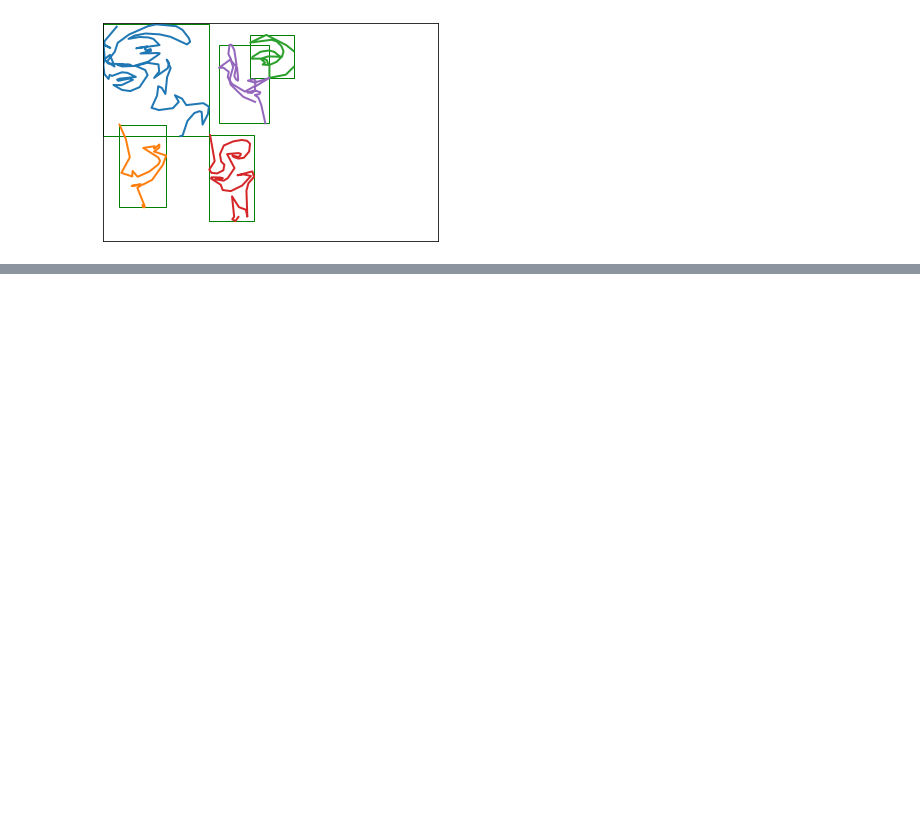
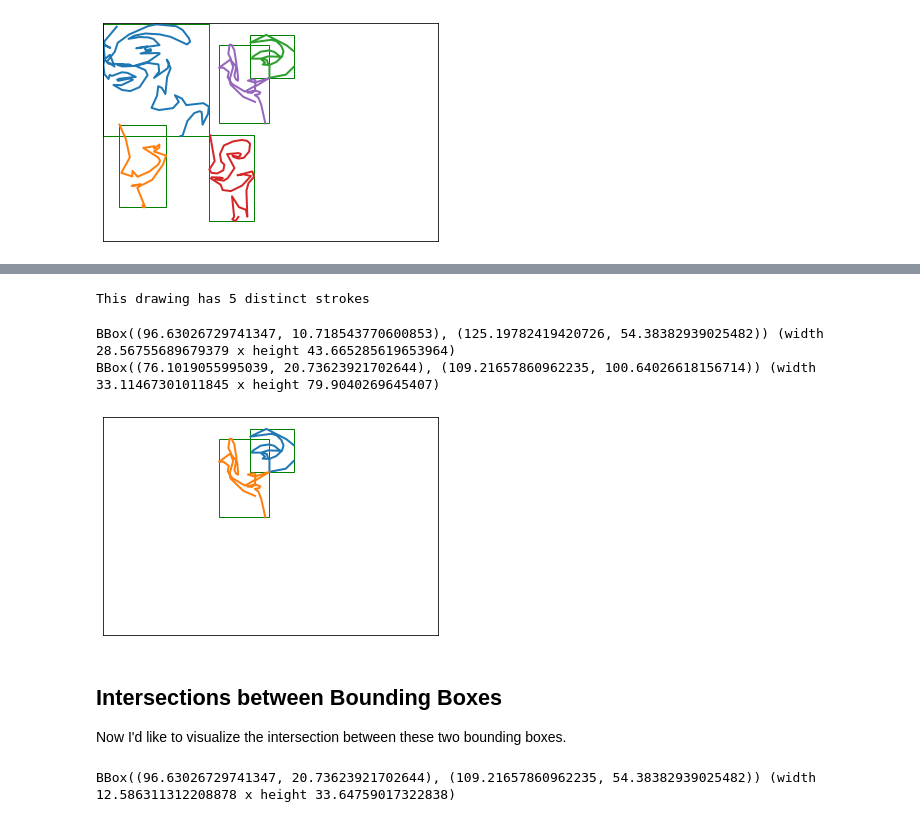
Before and after one commit to andrewlook/notebooks, a Jupyter notebook: nbs/blog/2023-12-16-stroke3-bounding-boxes/index.ipynb, the cells around one changed output, grey strips where cells are left out. Drawn from its saved outputs; the diff is of its cells as text; code cells hidden in the pictures; blank space fills up the shorter version.

Commit message:
save: stroke3 bounding boxes

```diff
--- a/nbs/blog/2023-12-16-stroke3-bounding-boxes/index.ipynb
+++ b/nbs/blog/2023-12-16-stroke3-bounding-boxes/index.ipynb
@@ -455,0 +51,35 @@ Name: 1459, dtype: int64
+# %%
+print(f"This drawing has {len(s0)} distinct strokes")
+# %% [output]
+This drawing has 5 distinct strokes
+# %%
+# make a shorthand for individual strokes within the drawing
+s00 = s0[0]
+s01 = s0[1]
+s02 = s0[2]
+s03 = s0[3]
+s04 = s0[4]
+
+bb02 = BoundingBox.create(s02)
+bb04 = BoundingBox.create(s04)
+
+print(bb02)
+print(bb04)
+
+plot_strokes([s02, s04], bounding_boxes=True)
+# %% [output]
+BBox((96.63026729741347, 10.718543770600853), (125.19782419420726, 54.38382939025482)) (width 28.56755689679379 x height 43.665285619653964)
+BBox((76.1019055995039, 20.73623921702644), (109.21657860962235, 100.64026618156714)) (width 33.11467301011845 x height 79.9040269645407)
+[figure, added]
+# %% [markdown]
+## Intersections between Bounding Boxes
+
+Now I'd like to visualize the intersection between these two bounding boxes.
+# %%
+intersection_02_04 = bb02.intersection(bb04)
+print(intersection_02_04)
+
+# note that taking bb02's intersection with bb04 is identical to bb04's intersection with bb02
+assert intersection_02_04.area() == bb04.intersection(bb02).area()
+# %% [output]
+BBox((96.63026729741347, 20.73623921702644), (109.21657860962235, 54.38382939025482)) (width 12.586311312208878 x height 33.64759017322838)
```
Also changed, not shown: parts of 120 cells of this notebook, 2 other files.
